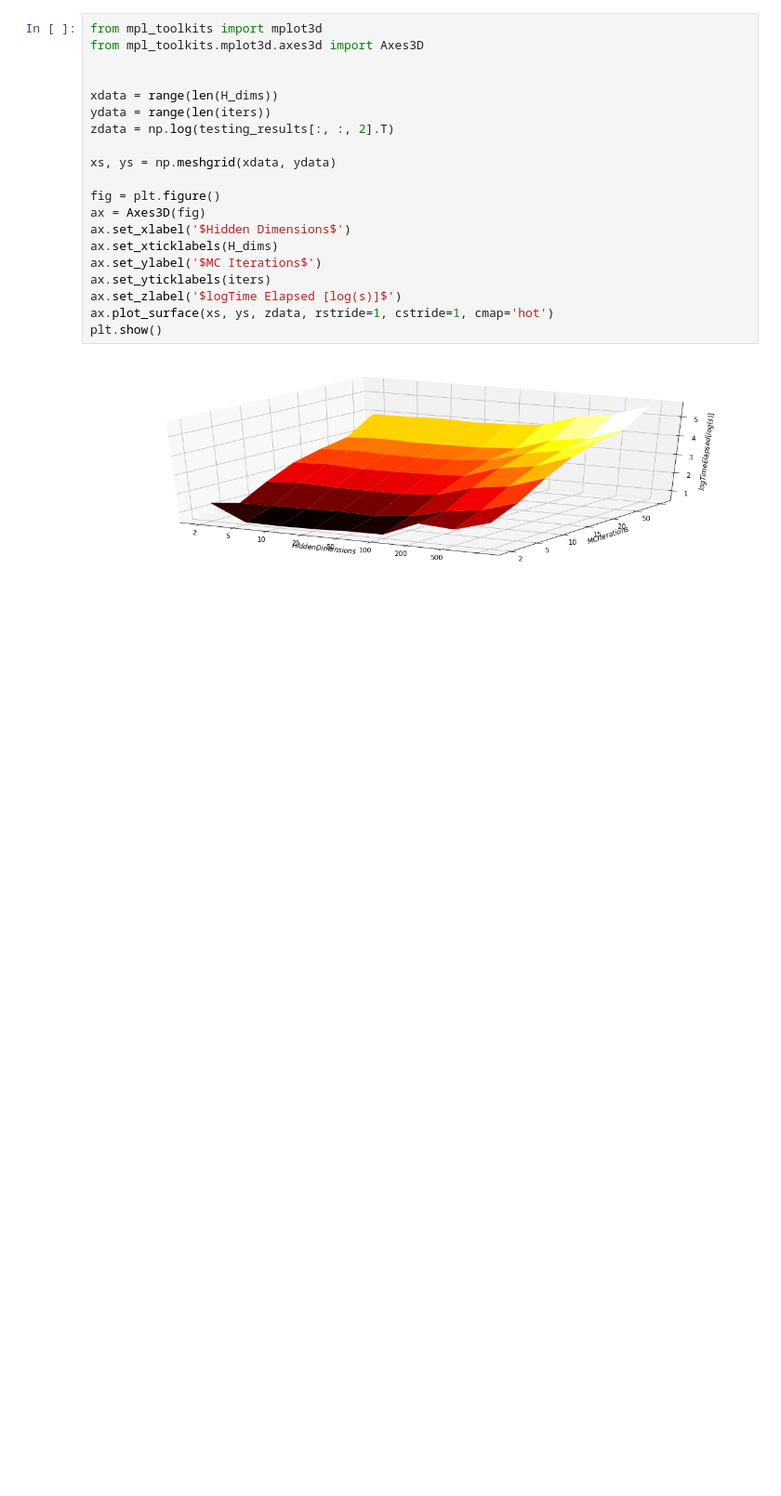
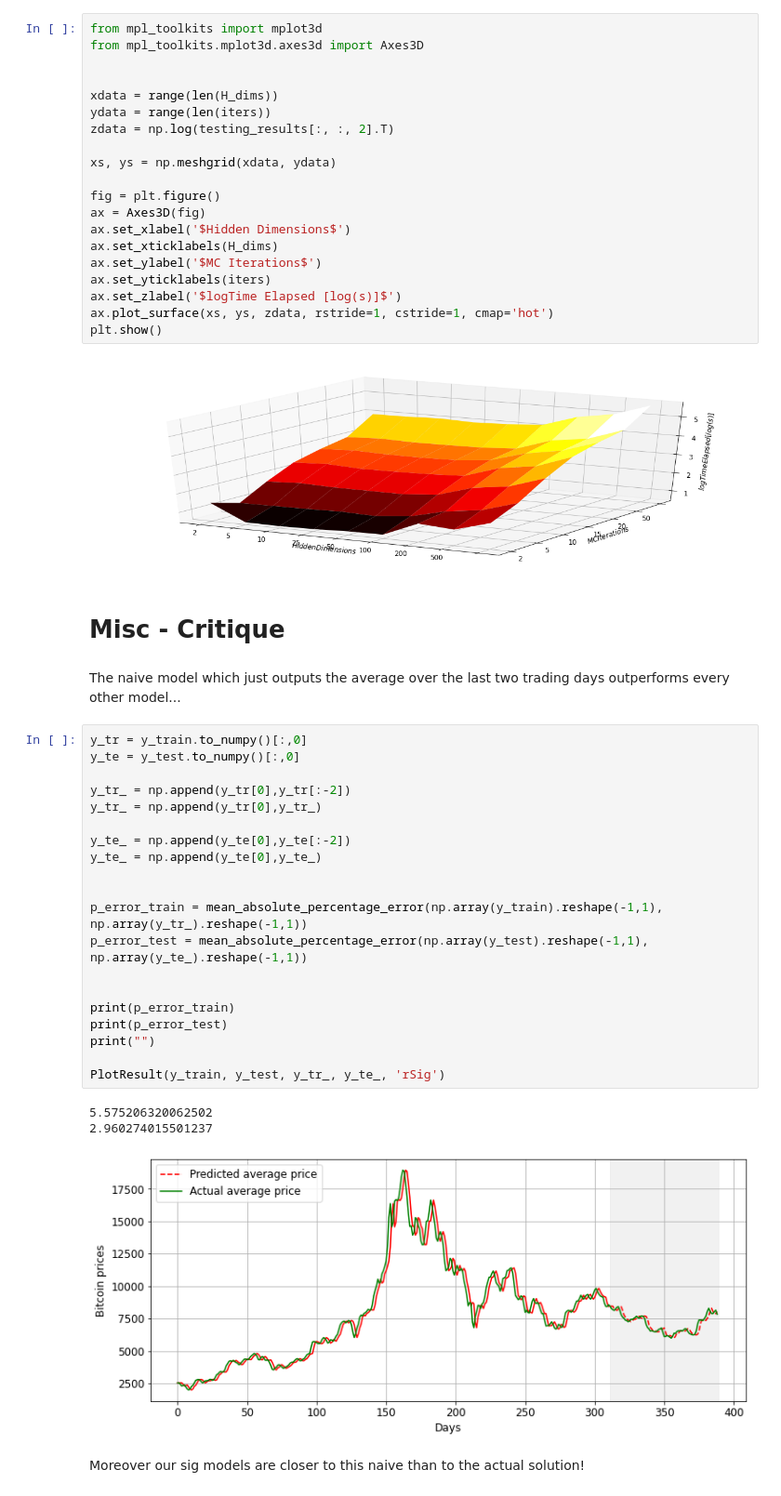
Before and after one commit to MucaCirone/Master_Thesis, a Jupyter notebook: BTC_rSig.ipynb, the cells around one changed output. Shown: that part at 93% size. Saved outputs shown, nothing was run; the diff lists cells and outputs as text; blank space fills up the shorter version.

```diff
--- a/BTC_rSig.ipynb
+++ b/BTC_rSig.ipynb
@@ -578,3 +577,33 @@ ax.plot_surface(xs, ys, zdata, rstride=1, cstride=1, cmap='hot')
 plt.show()
 # %% [output]
 [figure]
+# %% [markdown]
+# Misc - Critique
+# %% [markdown]
+The naive model which just outputs the average over the last two trading days outperforms every other model...
+# %%
+y_tr = y_train.to_numpy()[:,0]
+y_te = y_test.to_numpy()[:,0]
+
+y_tr_ = np.append(y_tr[0],y_tr[:-2])
+y_tr_ = np.append(y_tr[0],y_tr_)
+
+y_te_ = np.append(y_te[0],y_te[:-2])
+y_te_ = np.append(y_te[0],y_te_)
+
+
+p_error_train = mean_absolute_percentage_error(np.array(y_train).reshape(-1,1), np.array(y_tr_).reshape(-1,1))
+p_error_test = mean_absolute_percentage_error(np.array(y_test).reshape(-1,1), np.array(y_te_).reshape(-1,1))
+
+
+print(p_error_train)
+print(p_error_test)
+print("")
+
+PlotResult(y_train, y_test, y_tr_, y_te_, 'rSig')
+# %% [output]
+5.575206320062502
+2.960274015501237
+[figure, added]
+# %% [markdown]
+Moreover our sig models are closer to this naive than to the actual solution!
```
Also changed, not shown: parts of 6 cells of this notebook.
